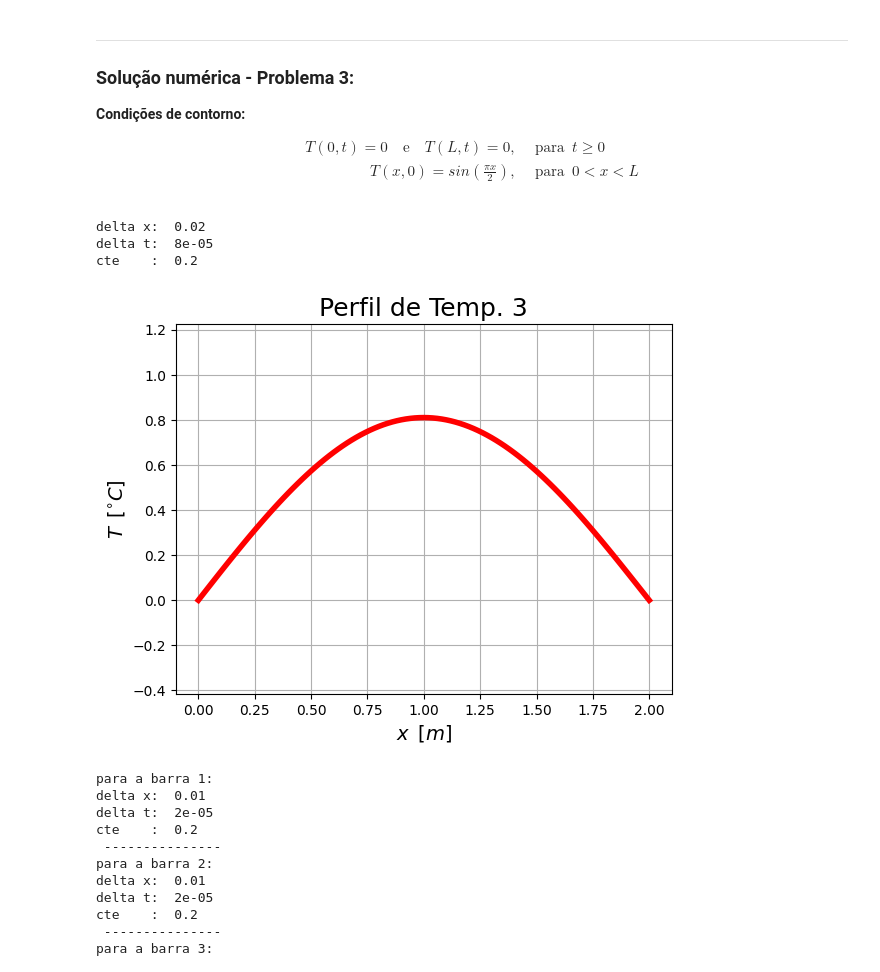
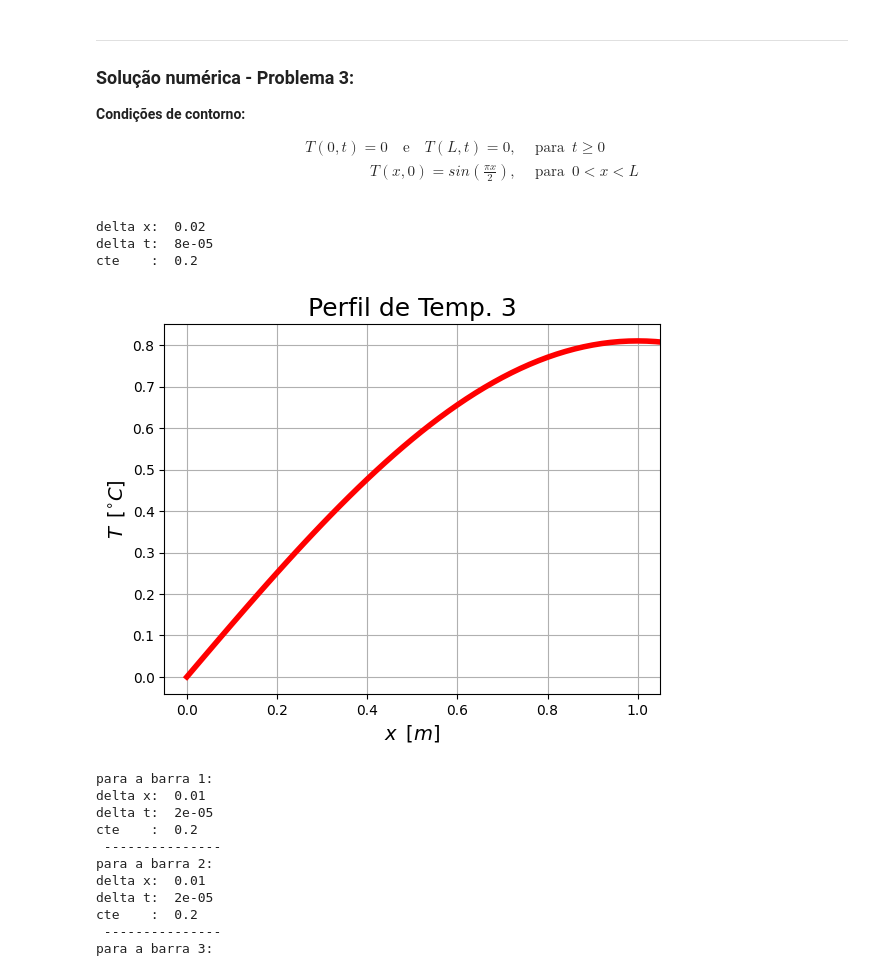
Before and after one commit to Henrique-Z/TCM-Trabalho-Final, a Jupyter notebook: trab-num.ipynb, the cells around one changed output. Drawn from its saved outputs; the diff is of its cells as text; code cells hidden in the pictures.

```diff
--- a/trab-num.ipynb
+++ b/trab-num.ipynb
@@ -269,7 +269,7 @@ profile.set_title("Perfil de Temp. 3",      fontsize = tfs)
 profile.set_ylabel('$T \; \: [^{\circ}C]$', fontsize = afs)
 profile.set_xlabel('$x \; \: [m]$',         fontsize = afs)
 
-profile.axis('equal')
+profile.set_xlim(-0.05, 1.05)
 profile.grid(True)
 
 keywargs = {
@@ -286,34 +286,34 @@ save_kwargs = {
 
 profile.plot(thr_bar.x_coords, thr_bar.temps, **keywargs)
 fig.savefig('perfil-de-temp-3.pdf', **save_kwargs)
 
 
 # ---------------------------- gif:
 #frames = int(final_k / thr_bar.delta_t)
 
 #gif, ax = plt.subplots()
 
 #gif.suptitle('Solução numérica - Problema 3')
 
 #ax.set_title('t = ')
 #ax.set_ylabel('$T \; \: [^{\circ}C]$', fontsize = 18)
 #ax.set_xlabel('$x \; \: [m]$', fontsize = 18)
 
 #curve, = ax.plot(thr_bar.x_coords, thr_bar.temps, **keywargs)
 
 def update(k):
     k += 1  #como a função não está definida para t = 0
     #print("para um valor de k =", k)
     thr_bar.change_temp(k)
     curve.set_data(thr_bar.x_coords, thr_bar.temps)
 
 #anim = FuncAnimation(gif, update, frames = 100, interval = 100)
 #anim.save('gif-3.gif')
 # %% [output]
 delta x:  0.02
 delta t:  8e-05
 cte    :  0.2
-[figure, old version]
+[figure, new version]
 # %%
 # todas as soluções em um única figura:
 
```
Also changed, not shown: parts of 3 cells of this notebook, 14 other files.
